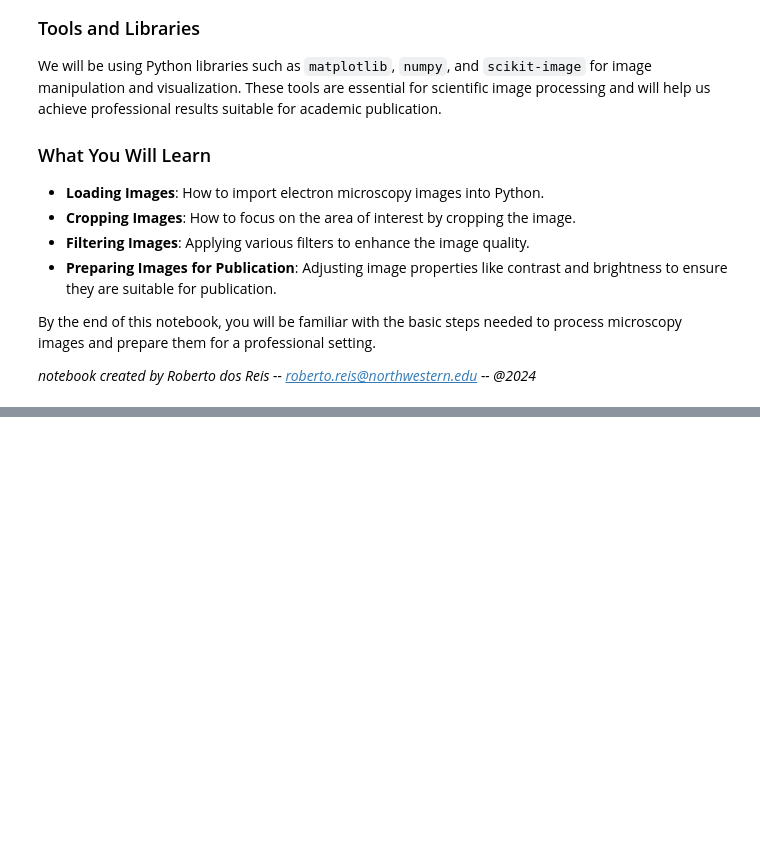
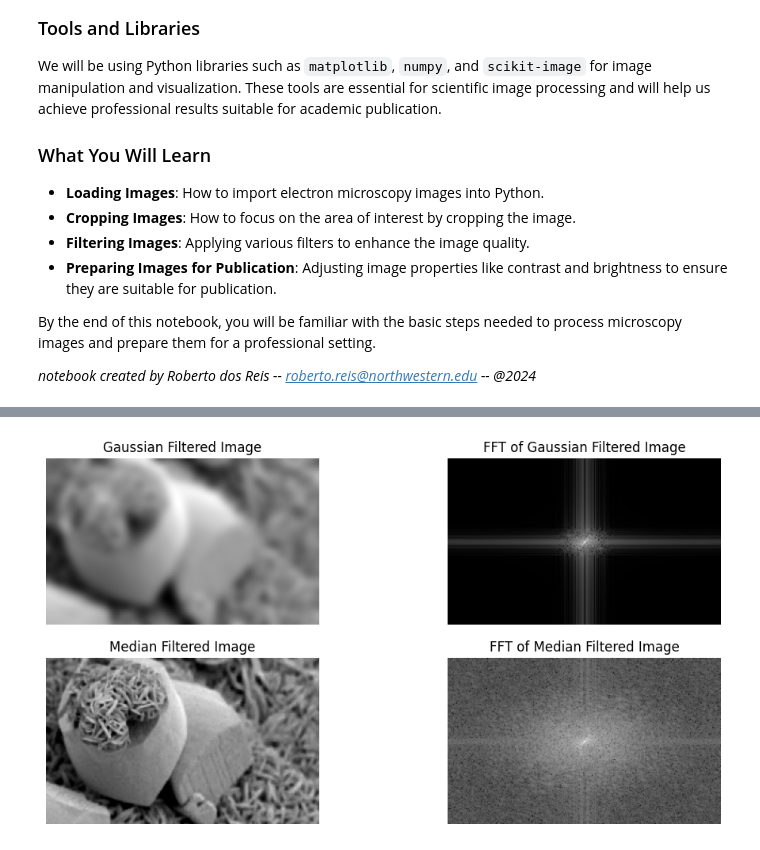
Before and after one commit to rmsreis/NUANCE_TechTalk_2024, a Jupyter notebook: 2D_Datasets/2D_Image_Analysis.ipynb, the cells around one changed output, grey strips where cells are left out. Saved outputs shown, nothing was run; the diff lists cells and outputs as text; code cells hidden in the pictures; blank space fills up the shorter version.

```diff
--- a/2D_Datasets/2D_Image_Analysis.ipynb
+++ b/2D_Datasets/2D_Image_Analysis.ipynb
@@ -19,0 +82,39 @@ By the end of this notebook, you will be familiar with the basic steps needed to
+# %%
+from skimage.filters import gaussian, median
+from skimage.morphology import disk
+from numpy.fft import fft2, fftshift, ifft2
+import numpy as np
+
+def plot_fft(image, ax, title):
+    fft_image = fftshift(fft2(image))
+    magnitude_spectrum = np.log(np.abs(fft_image) + 1)
+    ax.imshow(magnitude_spectrum, cmap='gray')
+    ax.set_title(title)
+    ax.axis('off')
+
+# Apply Gaussian filter
+gaussian_filtered = gaussian(cropped_image, sigma=4)
+
+# Apply Median filter (using a disk-shaped kernel)
+median_filtered = median(cropped_image, footprint=disk(1))
+
+# Display the filtered images along with their FFTs
+fig, ax = plt.subplots(2, 2, figsize=(12, 6))
+
+# Gaussian Filtered Image and its FFT
+ax[0, 0].imshow(gaussian_filtered, cmap='gray')
+ax[0, 0].set_title('Gaussian Filtered Image')
+ax[0, 0].axis('off')
+
+plot_fft(gaussian_filtered, ax[0, 1], 'FFT of Gaussian Filtered Image')
+
+# Median Filtered Image and its FFT
+ax[1, 0].imshow(median_filtered, cmap='gray')
+ax[1, 0].set_title('Median Filtered Image')
+ax[1, 0].axis('off')
+
+plot_fft(median_filtered, ax[1, 1], 'FFT of Median Filtered Image')
+
+plt.show()
+# %% [output]
+[figure, added]
```
Also changed, not shown: parts of 15 cells of this notebook, 9 other files.
